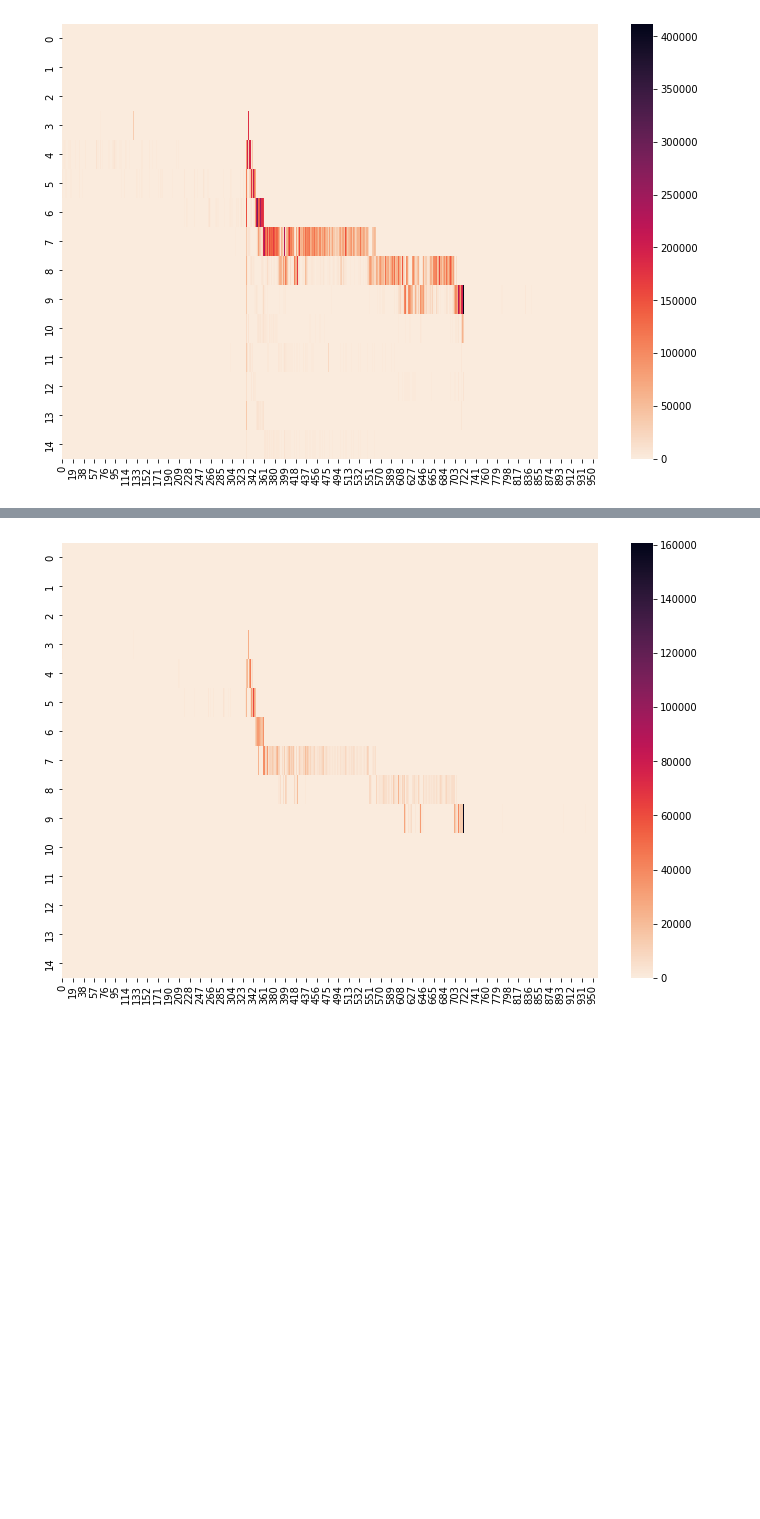
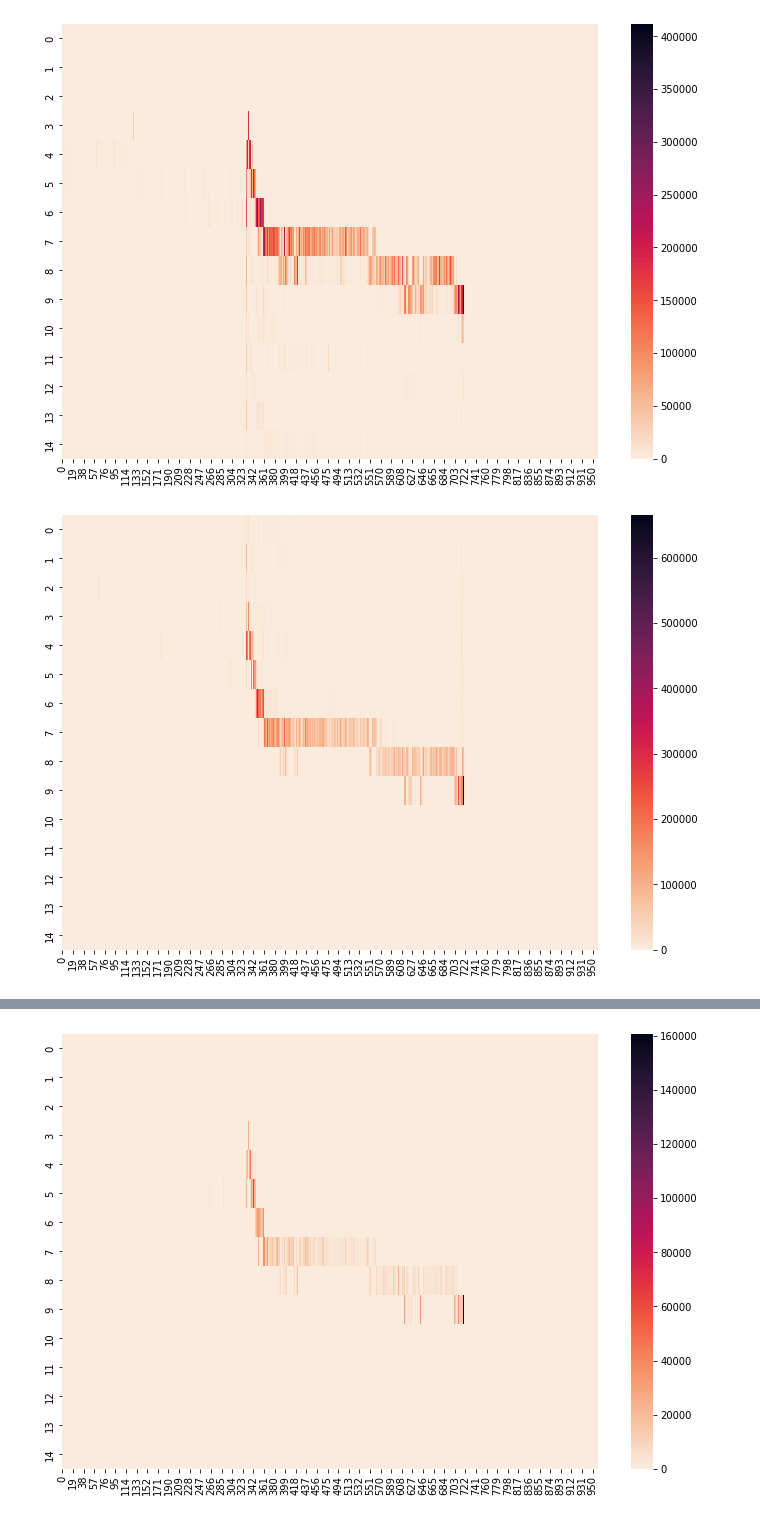
Before and after one commit to The-D-for-NASDAQ/d-compressor, a Jupyter notebook: d-compressor.ipynb, the cells around one changed output, grey strips where cells are left out. Saved outputs shown, nothing was run; the diff lists cells and outputs as text; code cells hidden in the pictures; blank space fills up the shorter version.

```diff
--- a/d-compressor.ipynb
+++ b/d-compressor.ipynb
@@ -149,3 +148,9 @@ sns.heatmap(full_d_asks[1, 335:350], cmap='rocket_r')
 plt.show()
 # %% [output]
 [figure]
+# %%
+plt.figure(figsize=(12, 8))
+sns.heatmap(full_d_bids[1, 335:350], cmap='rocket_r')
+plt.show()
+# %% [output]
+[figure, added]
```
Also changed, not shown: parts of 4 cells of this notebook.
